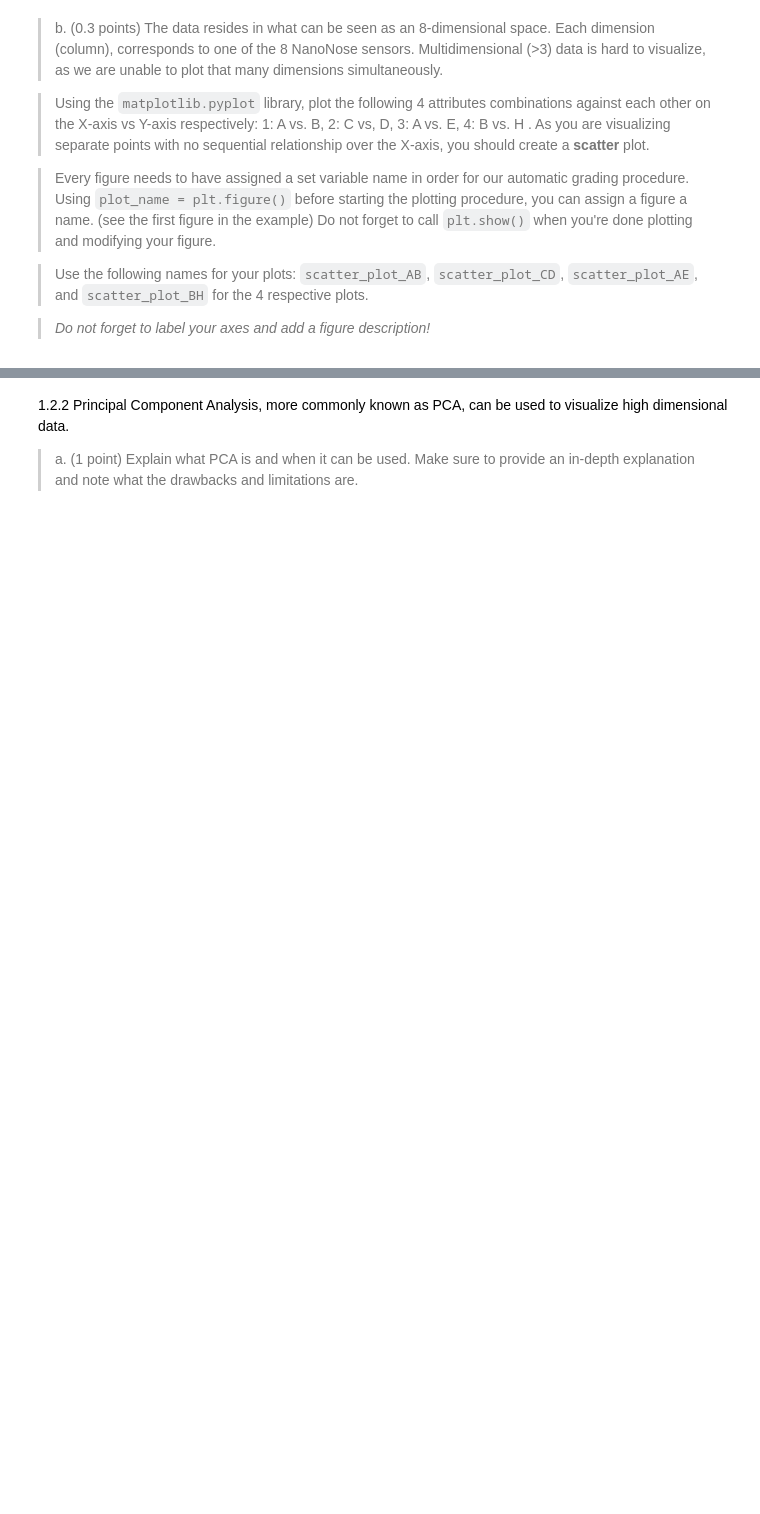
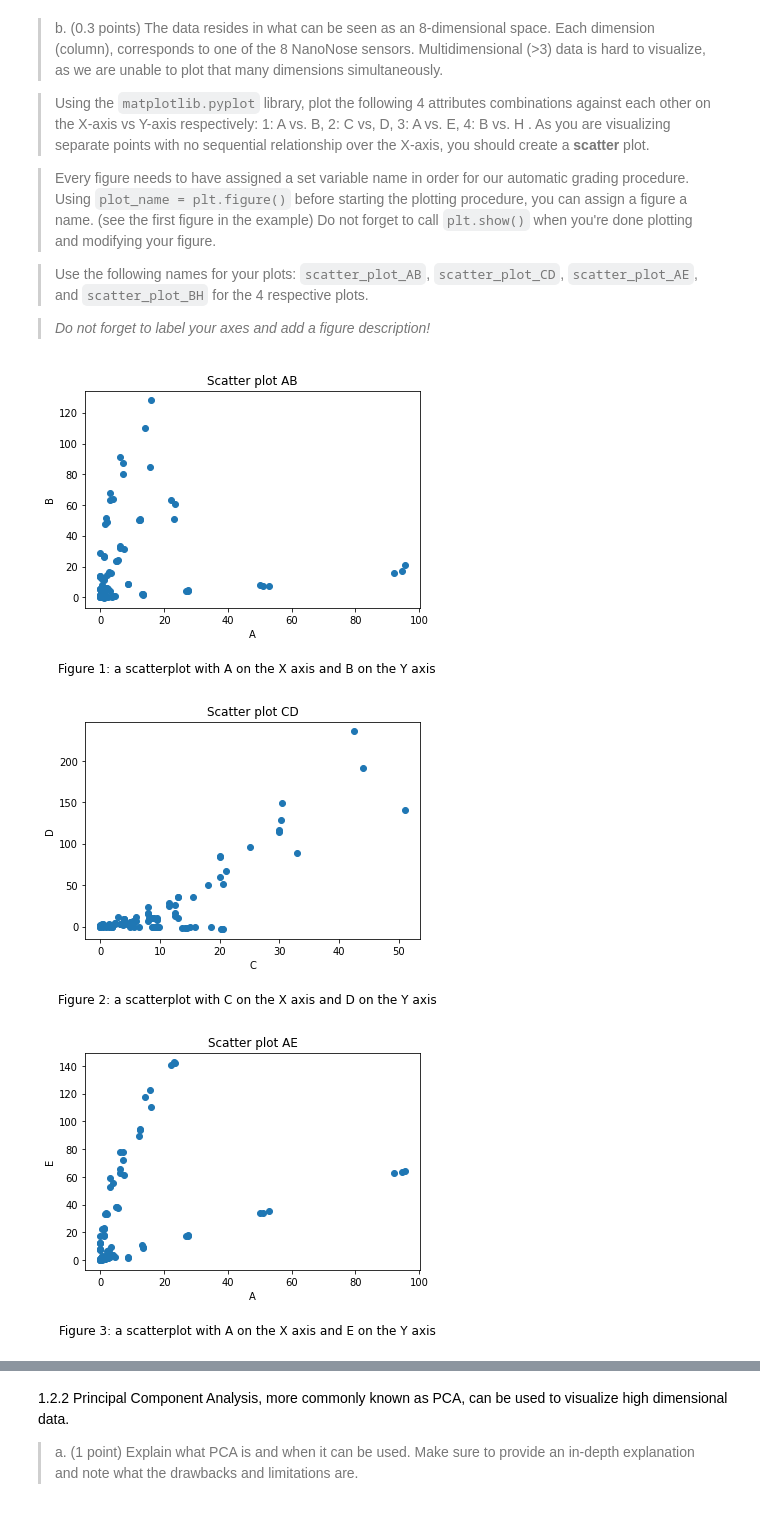
Before and after one commit to marisgg/data-mining, a Jupyter notebook: assignment_1/assignment_1/assignment_1.ipynb, the cells around one changed output, grey strips where cells are left out. Saved outputs shown, nothing was run; the diff lists cells and outputs as text; code cells hidden in the pictures; blank space fills up the shorter version.

```diff
--- a/assignment_1/assignment_1/assignment_1.ipynb
+++ b/assignment_1/assignment_1/assignment_1.ipynb
@@ -399,9 +464,10 @@ excel = pd.read_excel("../data/nanonose.xls")
 excel.drop(excel.columns[2], axis=1, inplace=True)
 excel.drop(excel.index[0], inplace=True)
 excel.rename(columns = {'Nanonose':'Sample type','Unnamed: 1': 'Concentration'}, inplace = True)
+excel.dropna(inplace=True)
 matrix = excel.drop(['Concentration', 'Sample type'], axis=1)
 X = matrix.values
-print(X)
+matrix.head()
 # matrix.head()
 # excel.isnull().values.any()
 # print(X.shape() == excel.shape())
@@ -421,29 +496,37 @@ print(X)
 # %%
 # YOUR CODE HERE
 scatter_plot_AB = plt.figure()
 plt.scatter(excel['A'],excel['B'])
 plt.xlabel('A')
 plt.ylabel('B')
 plt.title('Scatter plot AB')
+plt.figtext(0.5,-0.1,'Figure 1: a scatterplot with A on the X axis and B on the Y axis', wrap=True, horizontalalignment="center", fontsize=12)
 plt.show()
 
 scatter_plot_CD = plt.figure()
 plt.scatter(excel['C'],excel['D'])
 plt.xlabel('C')
 plt.ylabel('D')
 plt.title('Scatter plot CD')
+plt.figtext(0.5,-0.1,'Figure 2: a scatterplot with C on the X axis and D on the Y axis', wrap=True, horizontalalignment="center", fontsize=12)
 plt.show()
 
 scatter_plot_AE = plt.figure()
 plt.scatter(excel['A'],excel['E'])
 plt.xlabel('A')
 plt.ylabel('E')
 plt.title('Scatter plot AE')
+plt.figtext(0.5,-0.1,'Figure 3: a scatterplot with A on the X axis and E on the Y axis', wrap=True, horizontalalignment="center", fontsize=12)
 plt.show()
 
 scatter_plot_BH = plt.figure()
 plt.scatter(excel['B'],excel['H'])
 plt.xlabel('B')
 plt.ylabel('H')
 plt.title('Scatter plot BH')
+plt.figtext(0.5,-0.1,'Figure 4: a scatterplot with B on the X axis and H on the Y axis', wrap=True, horizontalalignment="center", fontsize=12)
 plt.show()
+# %% [output]
+[figure, added]
+[figure, added]
+[figure, added]
```
Also changed, not shown: parts of 32 cells of this notebook, 2 other files.
